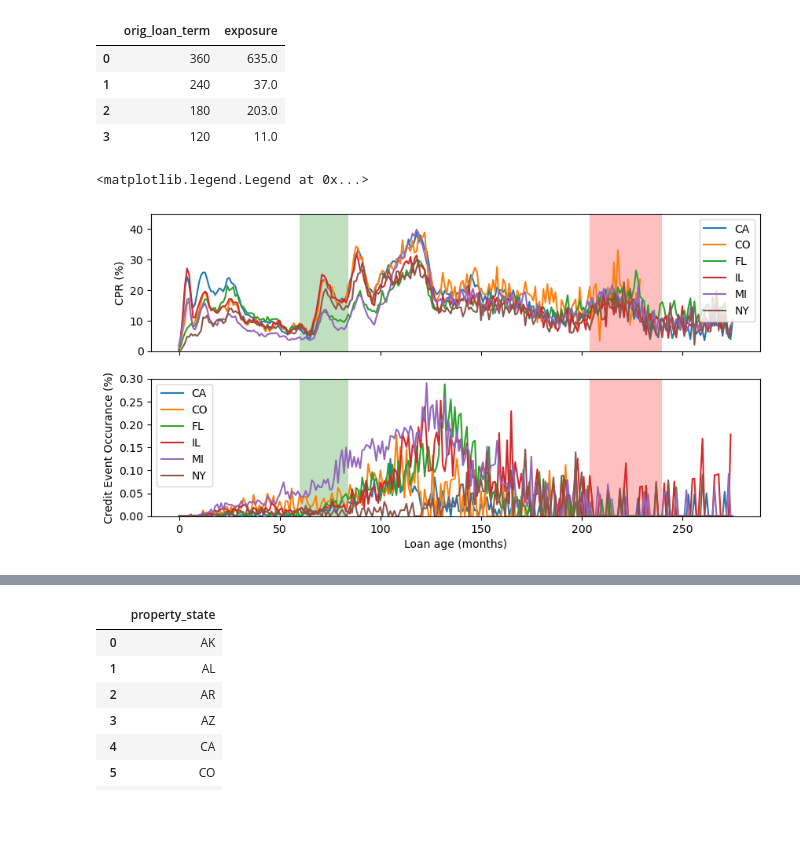
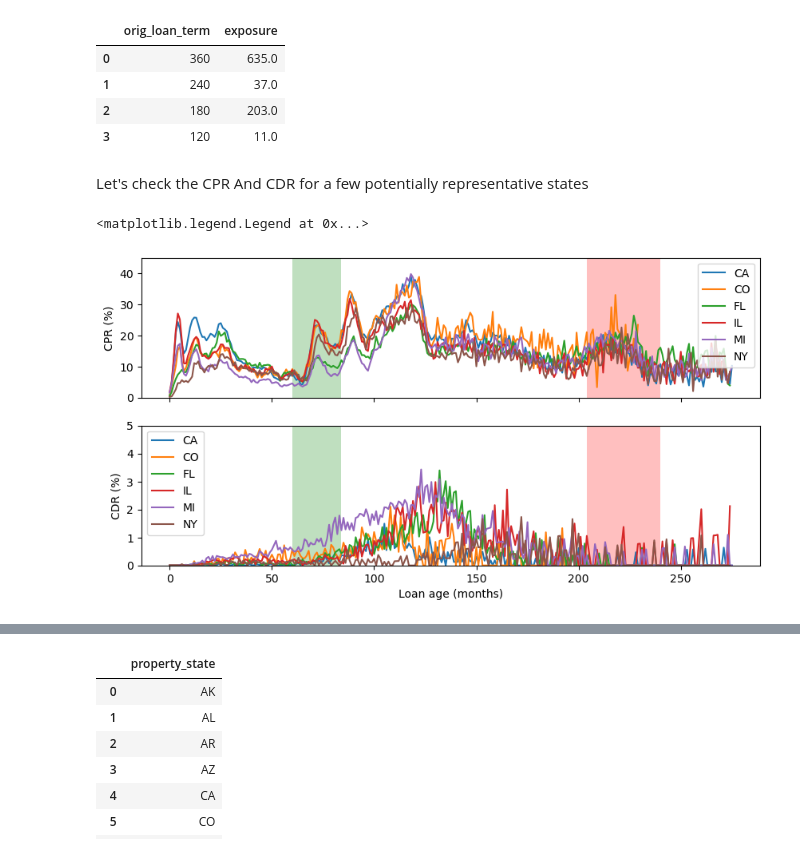
Before and after one commit to yousti001/freddie_prepayment, a Jupyter notebook: analysis/01_analysis.ipynb, the cells around one changed output, grey strips where cells are left out. Drawn from its saved outputs; the diff is of its cells as text; code cells hidden in the pictures; blank space fills up the shorter version.

```diff
--- a/analysis/01_analysis.ipynb
+++ b/analysis/01_analysis.ipynb
@@ -116,6 +142,8 @@ df_check
 | 1 | 240 | 37.0 |
 | 2 | 180 | 203.0 |
 | 3 | 120 | 11.0 |
+# %% [markdown]
+Let's check the CPR And CDR for a few potentially representative states
 # %%
 df_state = pd.read_sql("""
     SELECT loan_age, property_state,
@@ -123,36 +151,37 @@ df_state = pd.read_sql("""
            sum(prepaid)  AS prepaid,
            sum(credit_event) AS credit_event
     FROM prepay_by_age_segment
     WHERE orig_loan_term = 360
         AND property_state IN ('CA','MI','NY','IL','CO','FL')
     GROUP BY loan_age, property_state
     ORDER BY property_state, loan_age
 """, engine)
 
 df_state["smm"] = df_state["prepaid"] / df_state["exposure"]  # Calculate and store the SMM
 df_state["cpr"] = 1 - (1 - df_state["smm"]) ** 12       # Calculate and store the CPR
 
 df_state["cep"] = df_state["credit_event"] / df_state["exposure"]       # Calculate and store the percentage of credit events
+df_state["cdr"] = 1 - (1 - df_state["cep"]) ** 12       # Calculate and store the CDR
 
 fig, ax = plt.subplots(2, 1, sharex=True, figsize=(10, 5))
 for f_state, g_state in df_state[df_state["exposure"] >= 500].groupby("property_state"):
     ax[0].plot(g_state["loan_age"], g_state["cpr"] * 100, label=f"{f_state}")
-    ax[1].plot(g_state["loan_age"], g_state["cep"] * 100, label=f"{f_state}")
+    ax[1].plot(g_state["loan_age"], g_state["cdr"] * 100, label=f"{f_state}")
 
 
 ax[1].set_xlabel("Loan age (months)")
 
 ax[0].fill_between(np.linspace(5*12, 7*12), 100, facecolor='green', alpha=.25)
 ax[0].fill_between(np.linspace(17*12, 20*12), 100, facecolor='red', alpha=.25)
 ax[0].set_ylim(0, 45)
 ax[0].set_ylabel("CPR (%)")
 ax[0].legend()
 
-ax[1].fill_between(np.linspace(5*12, 7*12), .3, facecolor='green', alpha=.25)
-ax[1].fill_between(np.linspace(17*12, 20*12), .3, facecolor='red', alpha=.25)
-ax[1].set_ylim(0, .3)
-ax[1].set_ylabel("Credit Event Occurance (%)")
+ax[1].fill_between(np.linspace(5*12, 7*12), 5, facecolor='green', alpha=.25)
+ax[1].fill_between(np.linspace(17*12, 20*12), 5, facecolor='red', alpha=.25)
+ax[1].set_ylim(0, 5)
+ax[1].set_ylabel("CDR (%)")
 ax[1].legend()
 # %% [output]
 <matplotlib.legend.Legend at 0x...>
-[figure, old version]
+[figure, new version]
```
Also changed, not shown: parts of 38 cells of this notebook, 19 other files.
